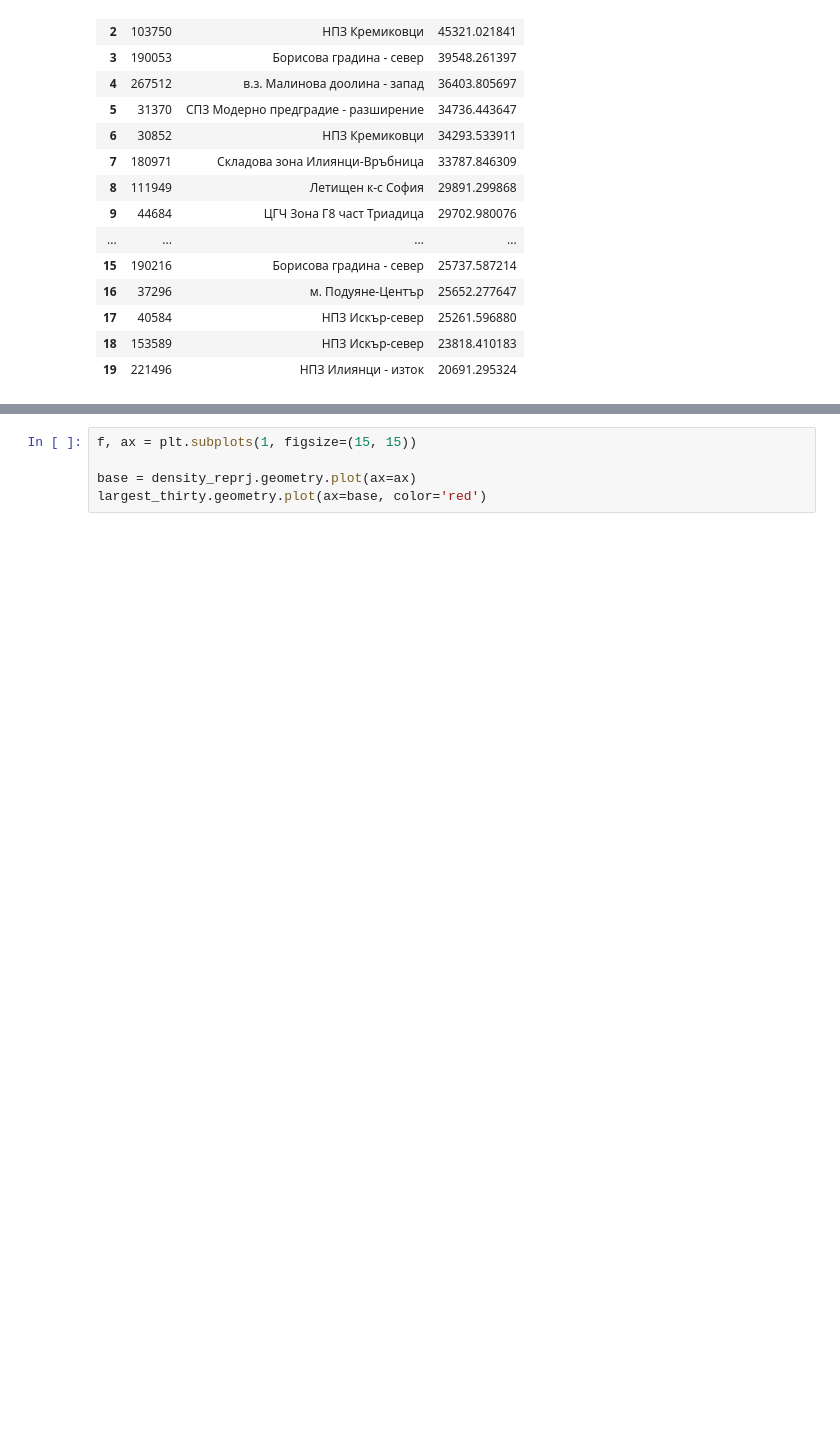
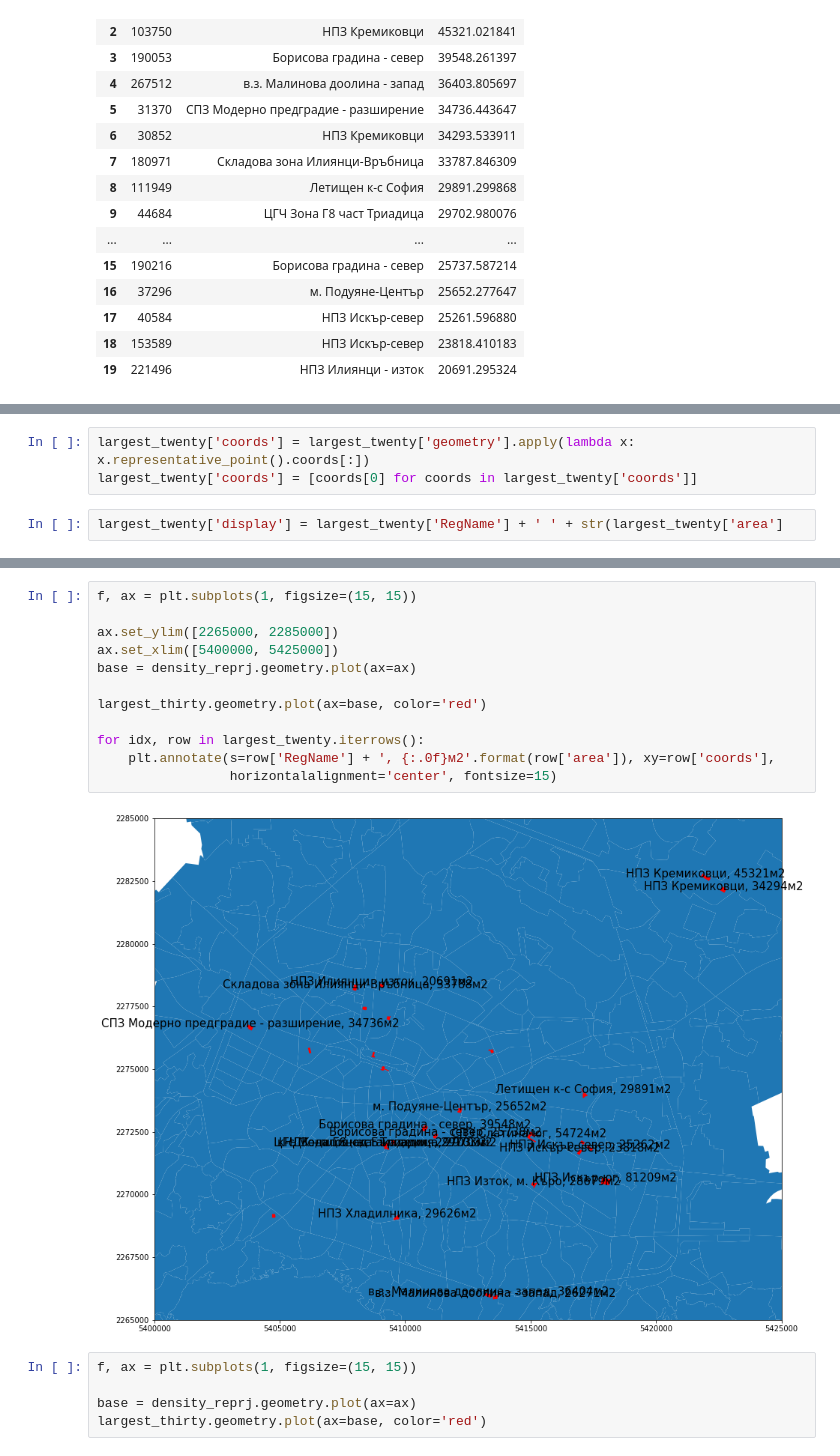
Before and after one commit to zah/sofia-hackathon-2018, a Jupyter notebook: notebooks/geoanalysis.ipynb, the cells around one changed output, grey strips where cells are left out. Drawn from its saved outputs; the diff is of its cells as text; blank space fills up the shorter version.

Commit message:
labels for largest buildings

```diff
--- a/notebooks/geoanalysis.ipynb
+++ b/notebooks/geoanalysis.ipynb
@@ -263,0 +285,5 @@ largest_twenty[['RegName', 'area']].reset_index()
+# %%
+largest_twenty['coords'] = largest_twenty['geometry'].apply(lambda x: x.representative_point().coords[:])
+largest_twenty['coords'] = [coords[0] for coords in largest_twenty['coords']]
+# %%
+largest_twenty['display'] = largest_twenty['RegName'] + ' ' + str(largest_twenty['area']
@@ -264,3 +308,17 @@ largest_twenty[['RegName', 'area']].reset_index()
+# %%
+f, ax = plt.subplots(1, figsize=(15, 15))
+
+ax.set_ylim([2265000, 2285000])
+ax.set_xlim([5400000, 5425000])
+base = density_reprj.geometry.plot(ax=ax)
+
+largest_thirty.geometry.plot(ax=base, color='red')
+
+for idx, row in largest_twenty.iterrows():
+    plt.annotate(s=row['RegName'] + ', {:.0f}м2'.format(row['area']), xy=row['coords'],
+                 horizontalalignment='center', fontsize=15)
+# %% [output]
+[figure, added]
 # %%
 f, ax = plt.subplots(1, figsize=(15, 15))
 
```
Also changed, not shown: parts of 2 cells of this notebook.
